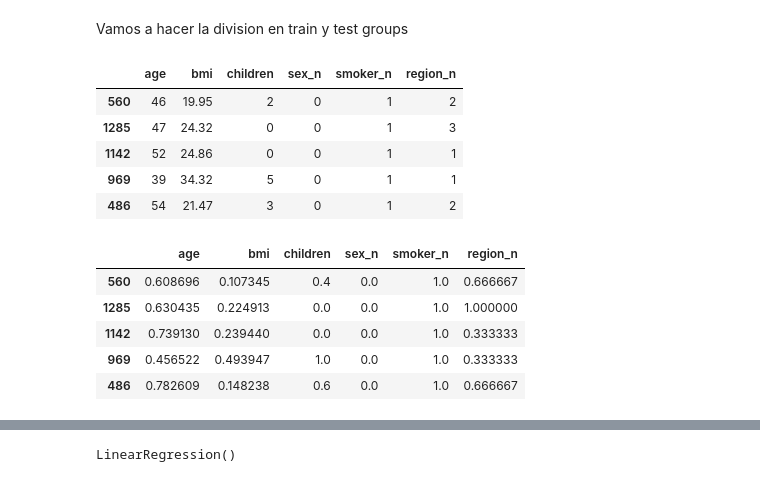
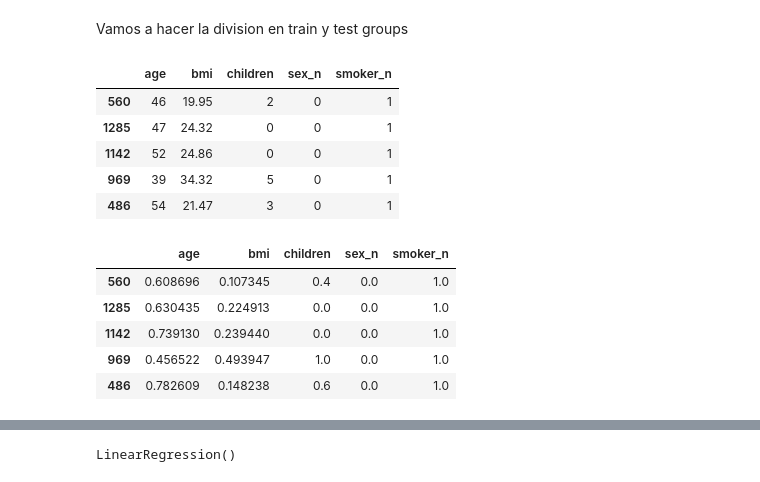
Before and after one commit to MelinaIo83/MI.Streamlit_project, a Jupyter notebook: src/explore.ipynb, the cells around one changed output, grey strips where cells are left out. Drawn from its saved outputs; the diff is of its cells as text; code cells hidden in the pictures.

```diff
--- a/src/explore.ipynb
+++ b/src/explore.ipynb
@@ -57,3 +57,7 @@ Hay 4 caracteristicas numericas y 3 categoricas
 
 No puedo eliminar duplicados, no hay registro unico que se pueda repetir
 No hay datos irrelevantes, nos han compartido las variables a considerar en su totalidad
+# %%
+#drop region
+lr_data.drop(["region"], axis = 1, inplace=True)
+lr_data.head()
@@ -173,7 +184,6 @@ from sklearn.preprocessing import MinMaxScaler
 
 lr_data["sex_n"] = pd.factorize(lr_data["sex"])[0]
 lr_data["smoker_n"] = pd.factorize(lr_data["smoker"])[0]
-lr_data["region_n"] = pd.factorize(lr_data["region"])[0]
 # %%
 # HEATMAP
 
@@ -284,31 +291,31 @@ Vamos a hacer la division en train y test groups
 # %%
 # We divide the dataset into training and test samples
 # creo el grupo de variables que debe contener mi X
 
 from sklearn.model_selection import train_test_split
 
-num_variables = ["age", "bmi", "children", "sex_n", "smoker_n", "region_n"]
+num_variables = ["age", "bmi", "children", "sex_n", "smoker_n"]
 
 X = lr_data.drop("charges", axis = 1)[num_variables]
 y = lr_data["charges"]
 
 X_train, X_test, y_train, y_test = train_test_split(X, y, test_size = 0.2, random_state = 42)
 
 X_train.head()
 # %% [output]
-|  | age | bmi | children | sex_n | smoker_n | region_n |
-| 560 | 46 | 19.95 | 2 | 0 | 1 | 2 |
-| 1285 | 47 | 24.32 | 0 | 0 | 1 | 3 |
-| 1142 | 52 | 24.86 | 0 | 0 | 1 | 1 |
-| 969 | 39 | 34.32 | 5 | 0 | 1 | 1 |
-| 486 | 54 | 21.47 | 3 | 0 | 1 | 2 |
+|  | age | bmi | children | sex_n | smoker_n |
+| 560 | 46 | 19.95 | 2 | 0 | 1 |
+| 1285 | 47 | 24.32 | 0 | 0 | 1 |
+| 1142 | 52 | 24.86 | 0 | 0 | 1 |
+| 969 | 39 | 34.32 | 5 | 0 | 1 |
+| 486 | 54 | 21.47 | 3 | 0 | 1 |
 # %%
 #AHORA HAGO EL SCALING DE LOS DTOS
 # Only predictor variables should be scaled, never the target.
 
 from sklearn.preprocessing import MinMaxScaler
 
-num_variables = ["age", "bmi", "children", "sex_n", "smoker_n", "region_n"]
+num_variables = ["age", "bmi", "children", "sex_n", "smoker_n"]
 
 scaler = MinMaxScaler()
 scaler.fit(X_train)
@@ -321,12 +328,12 @@ X_test_scaled = pd.DataFrame(X_test_scaled, index= X_test.index, columns= num_va
 
 X_train_scaled.head()
 # %% [output]
-|  | age | bmi | children | sex_n | smoker_n | region_n |
-| 560 | 0.608696 | 0.107345 | 0.4 | 0.0 | 1.0 | 0.666667 |
-| 1285 | 0.630435 | 0.224913 | 0.0 | 0.0 | 1.0 | 1.000000 |
-| 1142 | 0.739130 | 0.239440 | 0.0 | 0.0 | 1.0 | 0.333333 |
-| 969 | 0.456522 | 0.493947 | 1.0 | 0.0 | 1.0 | 0.333333 |
-| 486 | 0.782609 | 0.148238 | 0.6 | 0.0 | 1.0 | 0.666667 |
+|  | age | bmi | children | sex_n | smoker_n |
+| 560 | 0.608696 | 0.107345 | 0.4 | 0.0 | 1.0 |
+| 1285 | 0.630435 | 0.224913 | 0.0 | 0.0 | 1.0 |
+| 1142 | 0.739130 | 0.239440 | 0.0 | 0.0 | 1.0 |
+| 969 | 0.456522 | 0.493947 | 1.0 | 0.0 | 1.0 |
+| 486 | 0.782609 | 0.148238 | 0.6 | 0.0 | 1.0 |
 # %%
 from sklearn.feature_selection import f_classif, SelectKBest
 
```
Also changed, not shown: parts of 13 cells of this notebook, 2 other files.
